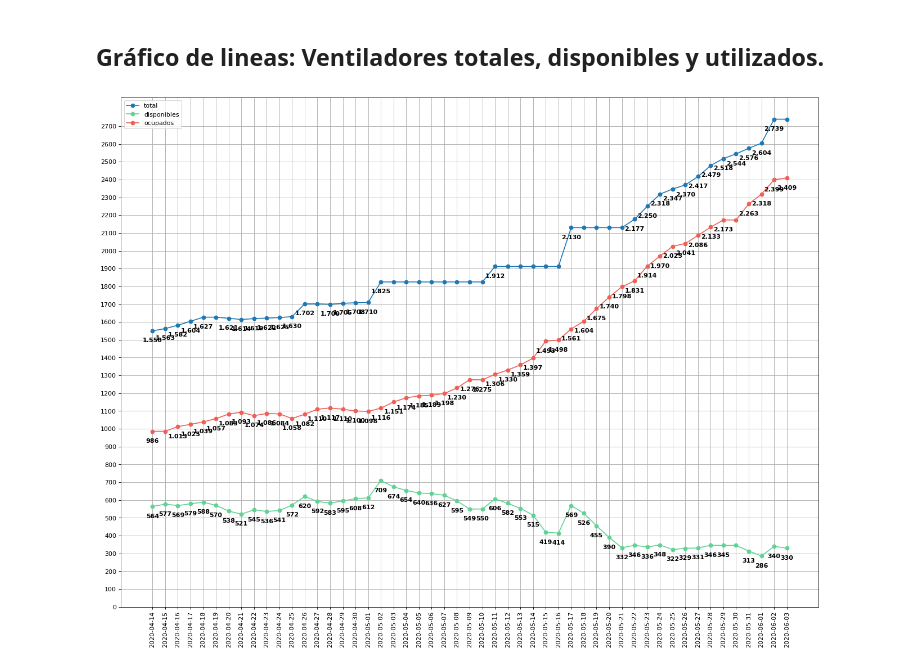
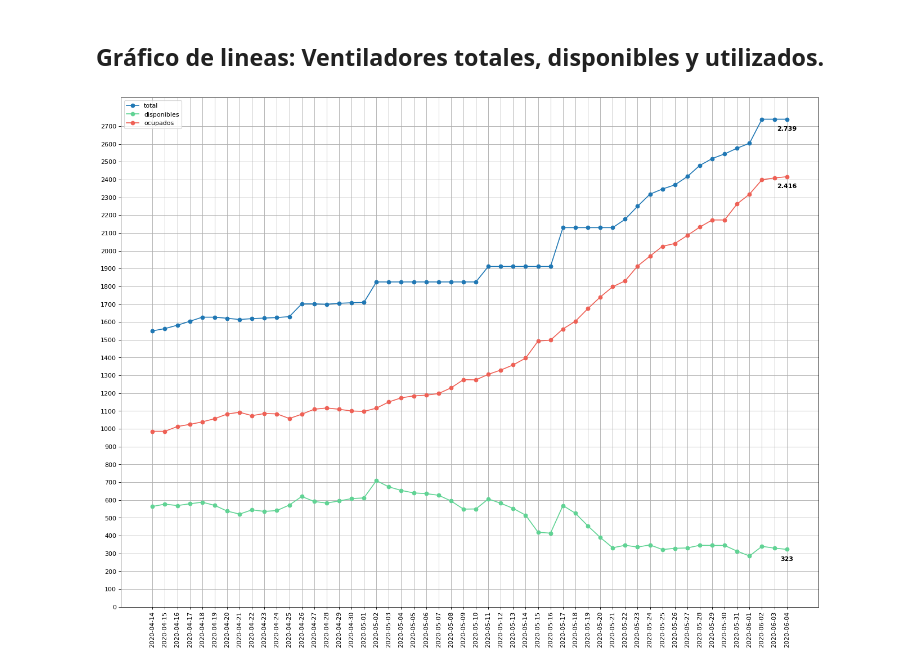
Before and after one commit to patricionicolas/Covid-19-Chile, a Jupyter notebook: Ventiladores.ipynb, the cells around one changed output. Saved outputs shown, nothing was run; the diff lists cells and outputs as text; code cells hidden in the pictures.

Commit message:
Update data
Actualización de datos

```diff
--- a/Ventiladores.ipynb
+++ b/Ventiladores.ipynb
@@ -75,17 +75,17 @@ plt.show()
 # %%
 plt.figure(figsize=(20, 15), dpi=80)
 plt.plot(data["fecha"], data["total"],       "o-")
 plt.plot(data["fecha"], data["disponibles"], "o-", color = '#60D394')
 plt.plot(data["fecha"], data["ocupados"],    "o-", color = '#EE6055')
 
-labelonbars(data["fecha"], data["total"], 'black', '0')
-labelonbars(data["fecha"], data["disponibles"], 'black', '0')
-labelonbars(data["fecha"], data["ocupados"], 'black', '0')
+labelonbars([data["fecha"][len(data)-1]], [data["total"][len(data)-1]], 'black', '0')
+labelonbars([data["fecha"][len(data)-1]], [data["disponibles"][len(data)-1]], 'black', '0')
+labelonbars([data["fecha"][len(data)-1]], [data["ocupados"][len(data)-1]], 'black', '0')
 
 plt.xticks(rotation='vertical')
 plt.yticks(np.arange(0, max(data["total"]), 100))
 plt.legend(data.columns[1::])
 plt.grid()
 plt.show()
 # %% [output]
-[figure, old version]
+[figure, new version]
```
Also changed, not shown: parts of 3 cells of this notebook, 8 other files.
